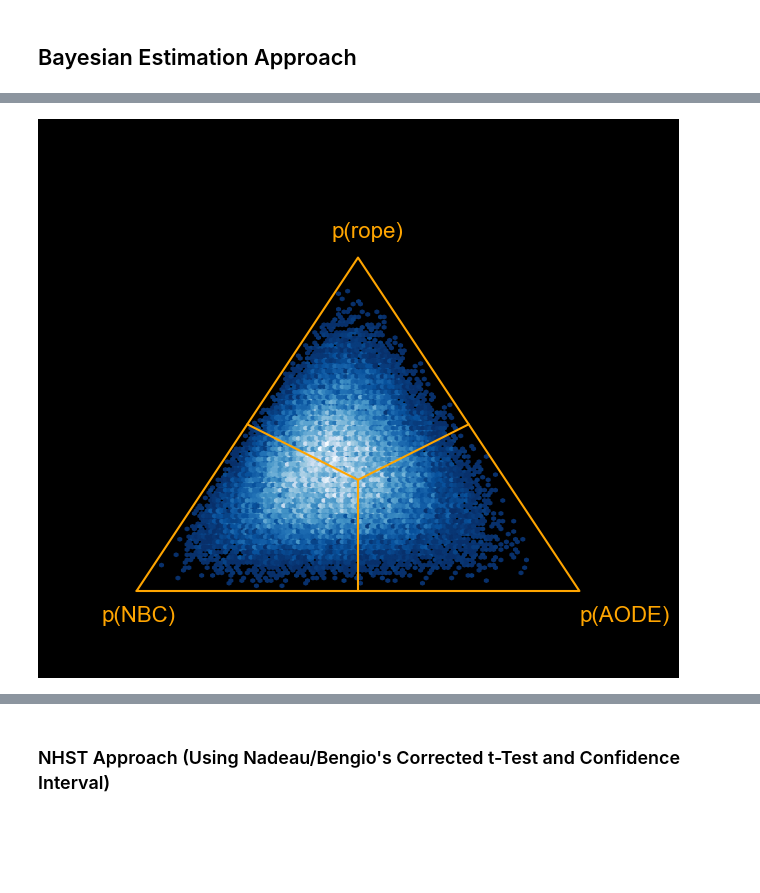
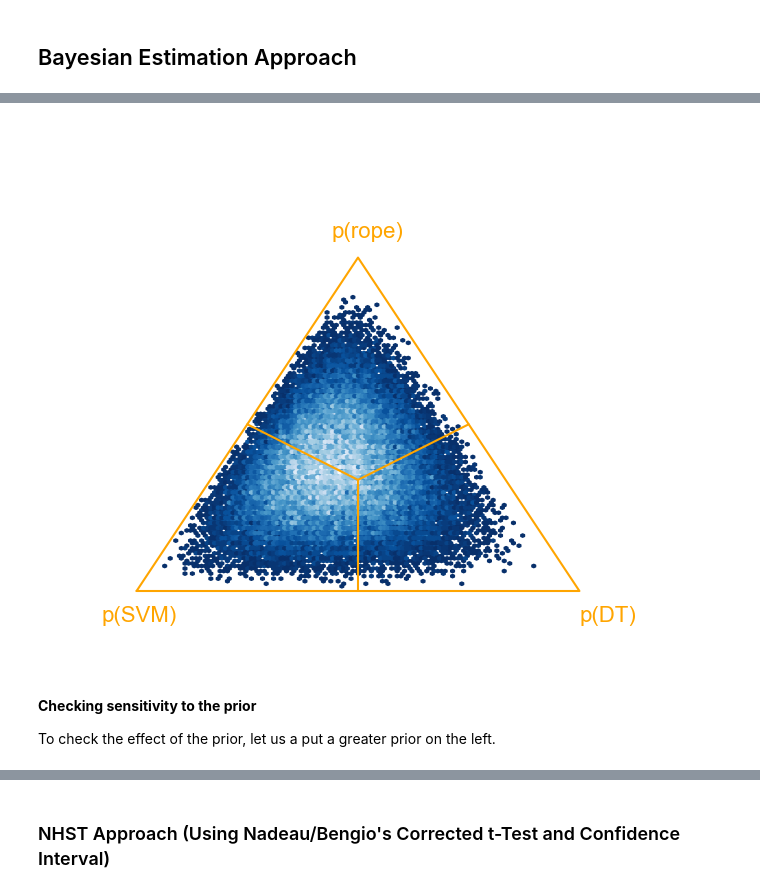
Before and after one commit to zoisboukouvalas/MachineLearningEvaluation_TowardsReliableResponsibleAI, a Jupyter notebook: Part_II/Chapter-6-Statistical-Significance/StatisticalSignificance_SO.ipynb, the cells around one changed output, grey strips where cells are left out. Drawn from its saved outputs; the diff is of its cells as text; code cells hidden in the pictures; blank space fills up the shorter version.

```diff
--- a/Part_II/Chapter-6-Statistical-Significance/StatisticalSignificance_SO.ipynb
+++ b/Part_II/Chapter-6-Statistical-Significance/StatisticalSignificance_SO.ipynb
@@ -2797,4 +2829,4 @@ bayes_probs, bayes_plot = bt.two_on_single(Acc_nbc, Acc_aode, runs=5, rope = 0.0
 # %%
 import numpy as np
 scores = np.loadtxt('acc_of_multiple_clf_ten_domains.csv', delimiter=',', skiprows=1, usecols=(1, 3))
-names = ("NBC", "AODE")
+names = ("SVM", "DT")
@@ -2811,15 +2859,19 @@ P(NBC > AODE) = 0.4003, P(rope) = 0.40272, P(AODE > NBC) = 0.19698
 # %%
 %matplotlib inline
 import matplotlib.pyplot as plt
-plt.rcParams['figure.facecolor'] = 'black'
+plt.rcParams['figure.facecolor'] = 'white'
 
 samples = bt.signtest_MC(scores, rope=0.01)
 
 fig = bt.plot_posterior(samples,names)
-plt.savefig('triangle.png',facecolor="black")
+plt.savefig('triangle.png',facecolor="white")
 plt.show()
 # %% [output]
-[figure, old version]
+[figure, new version]
+# %% [markdown]
+**Checking sensitivity to the prior**
+
+To check the effect of the prior, let us a put a greater prior on the left.
 # %%
 samples = bt.signtest_MC(scores, rope=0.01,  prior_strength=1, prior_place=bt.LEFT)
 fig = bt.plot_posterior(samples,names)
```
Also changed, not shown: parts of 73 cells of this notebook.
